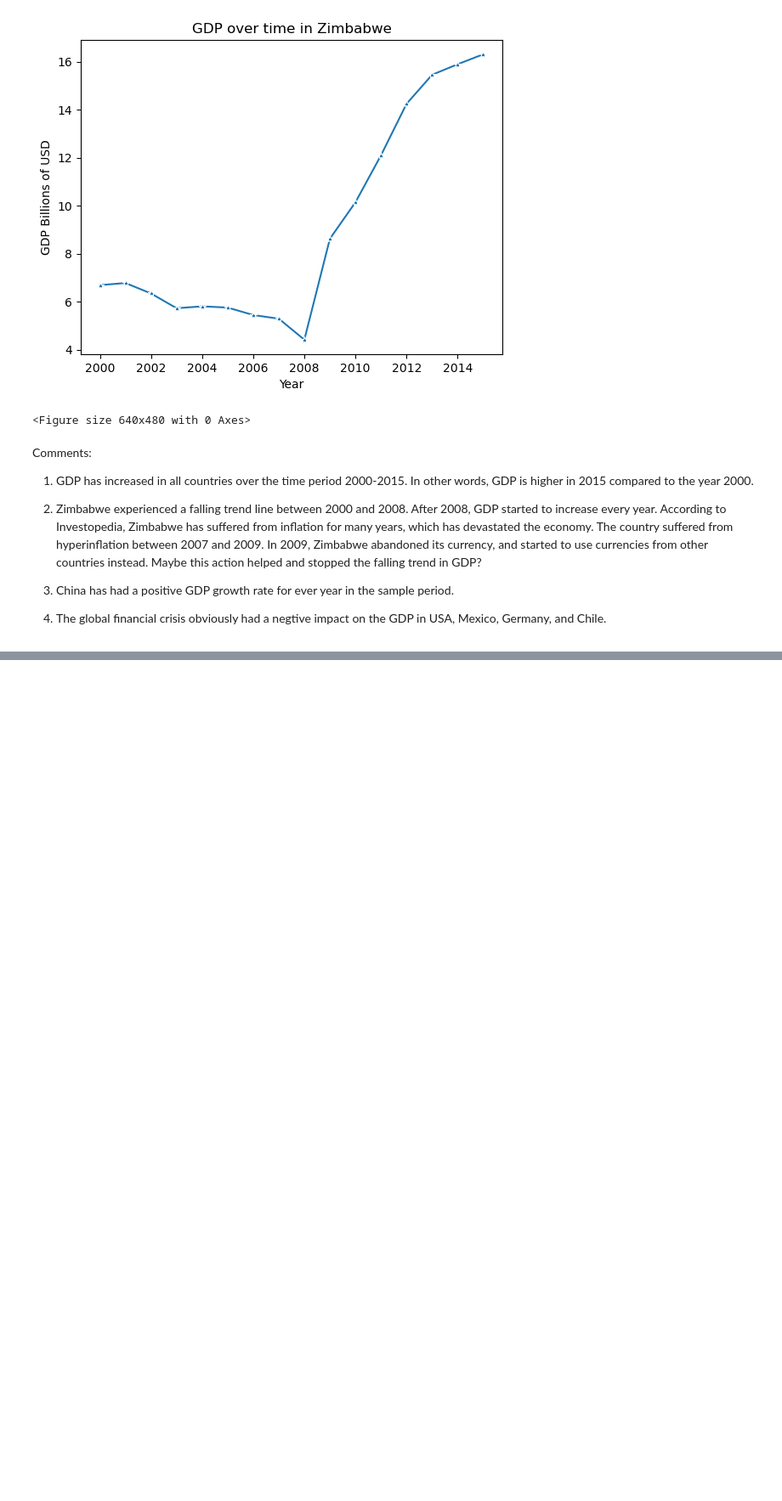
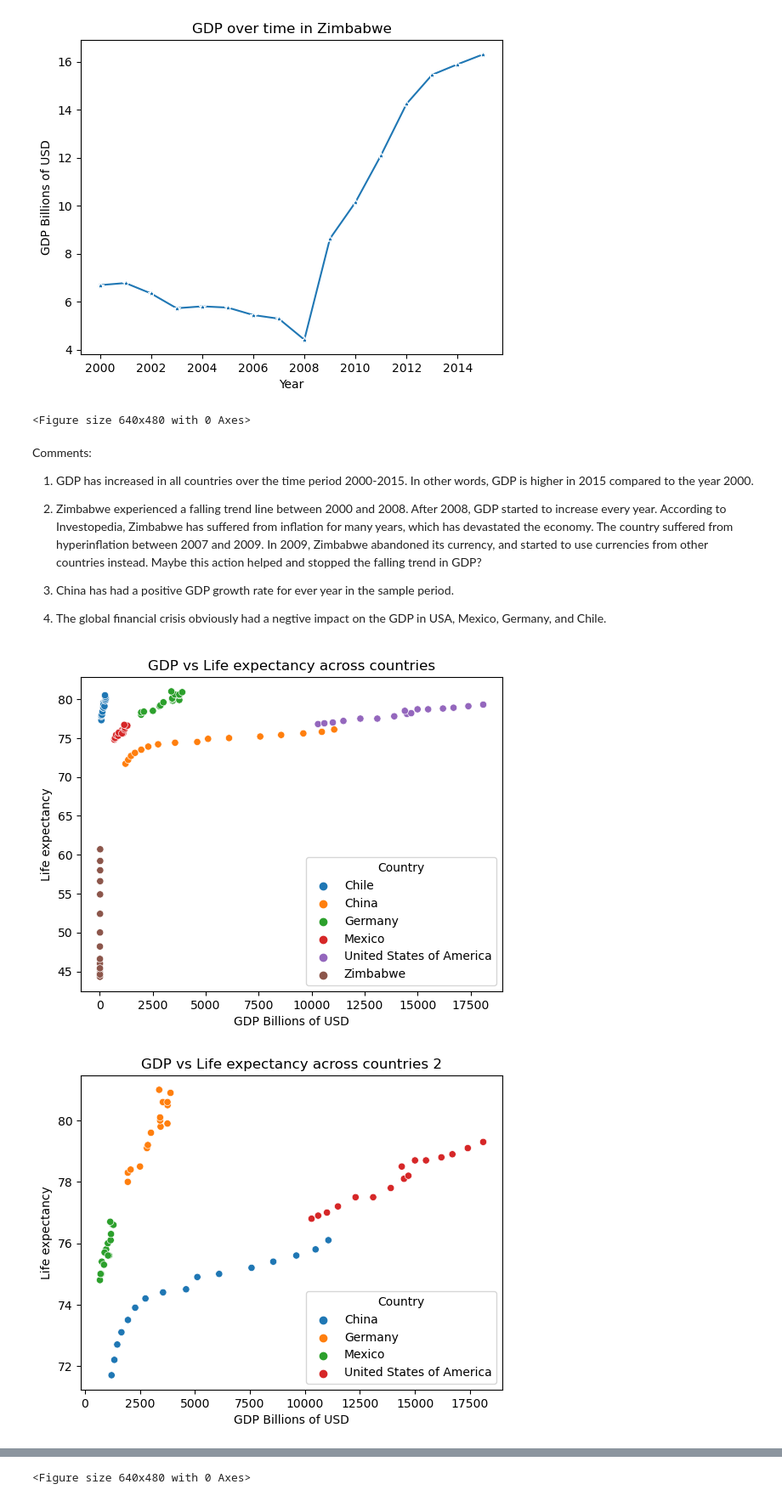
Before and after one commit to Robino84/Life-Expectancy-and-GDP, a Jupyter notebook: life_expectancy_gdp.ipynb, the cells around one changed output, grey strips where cells are left out. Shown: that part at 85% size. Cells and saved outputs as stored; diff of their text form; code cells hidden in the pictures; blank space fills up the shorter version.

```diff
--- a/life_expectancy_gdp.ipynb
+++ b/life_expectancy_gdp.ipynb
@@ -182,0 +177,67 @@ Comments:
+# %%
+# Is there a correlation between GDP and life expectancy of a country?
+
+#show scatterplot - GDP vs Life Expectancy for all countries
+
+ax = sns.scatterplot(x = "GDP_Billions", y = "Life_Expectancy", data = df, hue = "Country")
+ax.set(xlabel = "GDP Billions of USD", ylabel = "Life expectancy", title = "GDP vs Life expectancy across countries")
+plt.show()
+plt.clf()
+
+#show scatterplot - GDP vs Life Expectancy for all countries except Zimbabwe & Chile
+
+ax = sns.scatterplot(x = "GDP_Billions", y = "Life_Expectancy", data = df[(df.Country != "Zimbabwe") & (df.Country != "Chile")], hue = "Country")
+ax.set(xlabel = "GDP Billions of USD", ylabel = "Life expectancy", title = "GDP vs Life expectancy across countries 2")
+plt.show()
+plt.clf()
+
+#show scatterplot - GDP vs Life Expectancy for Zimbabwe
+
+df_ex_z = df.drop(df[df.Country == "Zimbabwe"].index)
+ax = sns.scatterplot(x = "GDP_Billions", y = "Life_Expectancy", data = df[df.Country == "Zimbabwe"])
+ax.set(xlabel = "GDP Billions of USD", ylabel = "Life expectancy", title = "GDP vs Life expectancy in Zimbabwe")
+plt.show()
+plt.clf()
+
+#show scatterplot - GDP vs Life Expectancy for Chile
+
+df_ex_z = df.drop(df[df.Country == "Zimbabwe"].index)
+ax = sns.scatterplot(x = "GDP_Billions", y = "Life_Expectancy", data = df[df.Country == "Chile"])
+ax.set(xlabel = "GDP Billions of USD", ylabel = "Life expectancy", title = "GDP vs Life expectancy in Chile")
+plt.show()
+plt.clf()
+
+#show scatterplot - GDP vs Life Expectancy for China
+
+df_ex_z = df.drop(df[df.Country == "Zimbabwe"].index)
+ax = sns.scatterplot(x = "GDP_Billions", y = "Life_Expectancy", data = df[df.Country == "China"])
+ax.set(xlabel = "GDP Billions of USD", ylabel = "Life expectancy", title = "GDP vs Life expectancy in China")
+plt.show()
+plt.clf()
+
+#show scatterplot - GDP vs Life Expectancy for Germany
+
+df_ex_z = df.drop(df[df.Country == "Zimbabwe"].index)
+ax = sns.scatterplot(x = "GDP_Billions", y = "Life_Expectancy", data = df[df.Country == "Germany"])
+ax.set(xlabel = "GDP Billions of USD", ylabel = "Life expectancy", title = "GDP vs Life expectancy in Germany")
+plt.show()
+plt.clf()
+
+#show scatterplot - GDP vs Life Expectancy for Mexico
+
+df_ex_z = df.drop(df[df.Country == "Zimbabwe"].index)
+ax = sns.scatterplot(x = "GDP_Billions", y = "Life_Expectancy", data = df[df.Country == "Mexico"])
+ax.set(xlabel = "GDP Billions of USD", ylabel = "Life expectancy", title = "GDP vs Life expectancy in Mexico")
+plt.show()
+plt.clf()
+
+#show scatterplot - GDP vs Life Expectancy for USA
+
+df_ex_z = df.drop(df[df.Country == "Zimbabwe"].index)
+ax = sns.scatterplot(x = "GDP_Billions", y = "Life_Expectancy", data = df[df.Country == "United States of America"])
+ax.set(xlabel = "GDP Billions of USD", ylabel = "Life expectancy", title = "GDP vs Life expectancy in USA")
+plt.show()
+plt.clf()
+# %% [output]
+[figure, added]
+[figure, added]
@@ -182,0 +250 @@ Comments:
+<Figure size 640x480 with 0 Axes>
```
Also changed, not shown: parts of 10 cells of this notebook, 1 other file.
